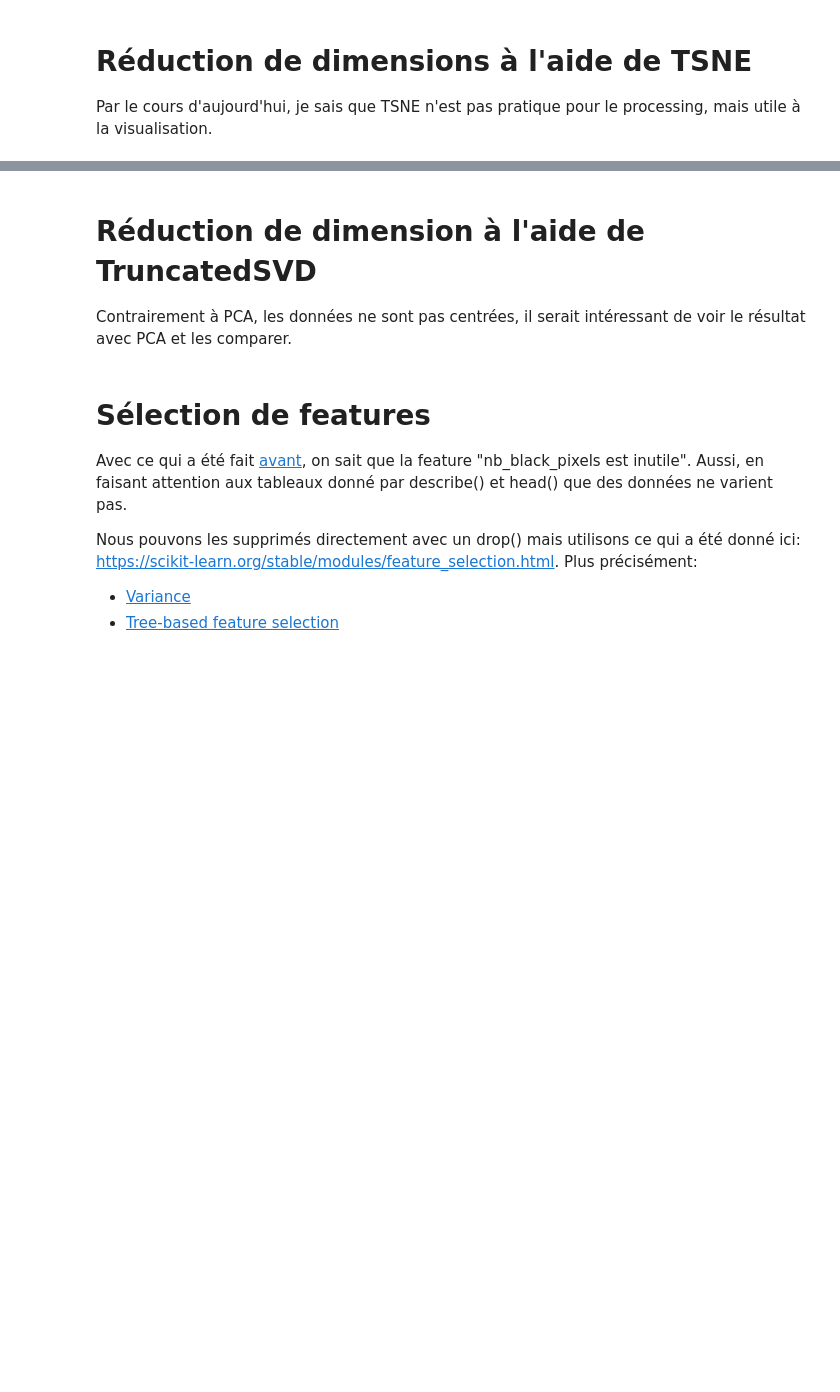
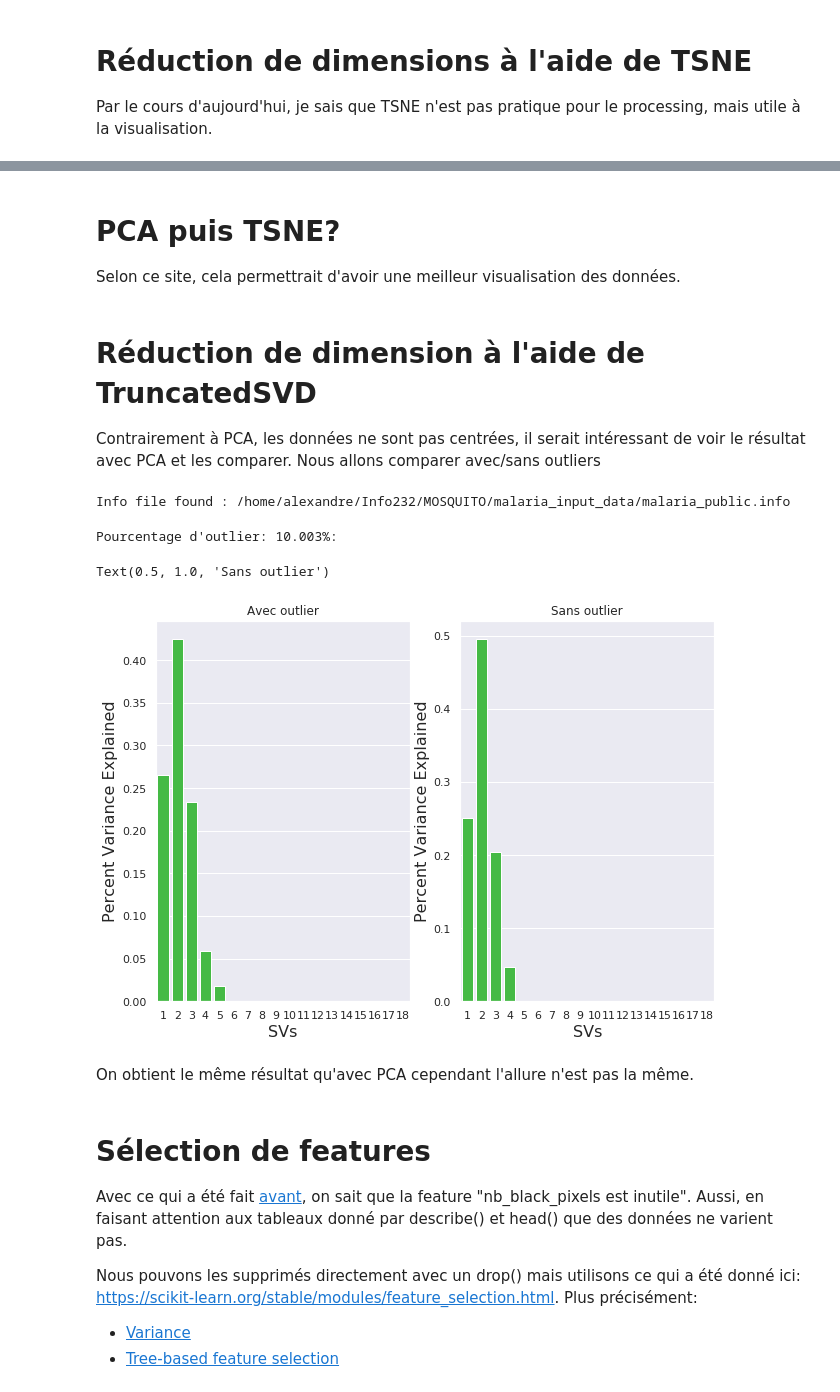
Before and after one commit to PhamAlexT/MOSQUITO, a Jupyter notebook: starting_kit/README_preprocessing.ipynb, the cells around one changed output, grey strips where cells are left out. Cells and saved outputs as stored; diff of their text form; code cells hidden in the pictures; blank space fills up the shorter version.

```diff
--- a/starting_kit/README_preprocessing.ipynb
+++ b/starting_kit/README_preprocessing.ipynb
@@ -705,8 +779,50 @@ Info file found : /home/tp-home002/apham1/projects/MOSQUITO/malaria_input_data/m
 Pourcentage d'outlier: 10.003%:
+# %% [markdown]
+# PCA puis TSNE?
+
+Selon ce site, cela permettrait d'avoir une meilleur visualisation des données.
 # %% [markdown]
 # Réduction de dimension à l'aide de TruncatedSVD
 
 Contrairement à PCA, les données ne sont pas centrées, il serait intéressant de voir le résultat avec PCA et les comparer.
+Nous allons comparer avec/sans outliers
+# %%
+from sklearn.decomposition import TruncatedSVD
+
+#Données sans suppressions d'outlier
+D = DataManager(data_name, data_dir, replace_missing=True)
+X_train_pre, X_test_pre, y_train_pre, y_test_pre = train_test_split(D.data['X_train'], D.data['Y_train'], test_size=0.33, random_state=42)
+X = X_train_pre
+
+svd = TruncatedSVD(n_components=18, n_iter=20, random_state=42)
+svd.fit(X)
+var_explained = svd.explained_variance_ratio_
+
+fig,ax = plt.subplots(1,2,figsize=(10,7))
+sns.barplot(x=list(range(1,len(var_explained)+1)),
+            y=var_explained, color="limegreen",ax=ax[0])
+#Sans
+X = supprOutlier(X)
+svd = TruncatedSVD(n_components=18, n_iter=20, random_state=42)
+svd.fit(X)
+var_explained = svd.explained_variance_ratio_
+
+sns.barplot(x=list(range(1,len(var_explained)+1)),
+            y=var_explained, color="limegreen",ax=ax[1])
+ax[0].set_xlabel('SVs', fontsize=16)
+ax[0].set_ylabel('Percent Variance Explained', fontsize=16)
+ax[0].set_title("Avec outlier")
+
+ax[1].set_xlabel('SVs', fontsize=16)
+ax[1].set_ylabel('Percent Variance Explained', fontsize=16)
+ax[1].set_title("Sans outlier")
+# %% [output]
+Info file found : /home/alexandre/Info232/MOSQUITO/malaria_input_data/malaria_public.info
+Pourcentage d'outlier: 10.003%:
+Text(0.5, 1.0, 'Sans outlier')
+[figure, added]
+# %% [markdown]
+On obtient le même résultat qu'avec PCA cependant l'allure n'est pas la même.
 # %% [markdown]
 # Sélection de features
 
```
Also changed, not shown: parts of 32 cells of this notebook.
